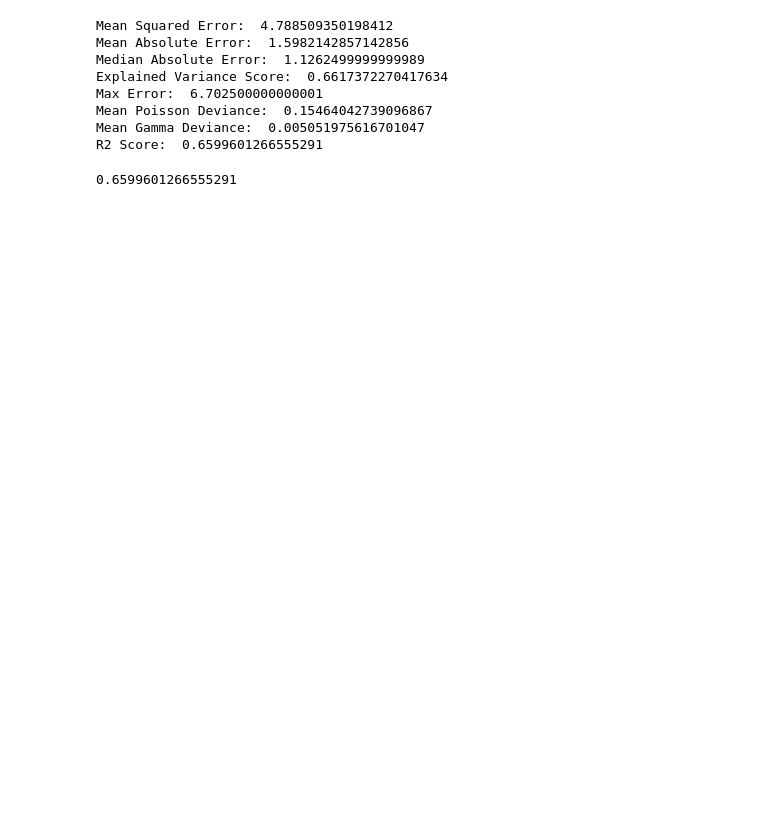
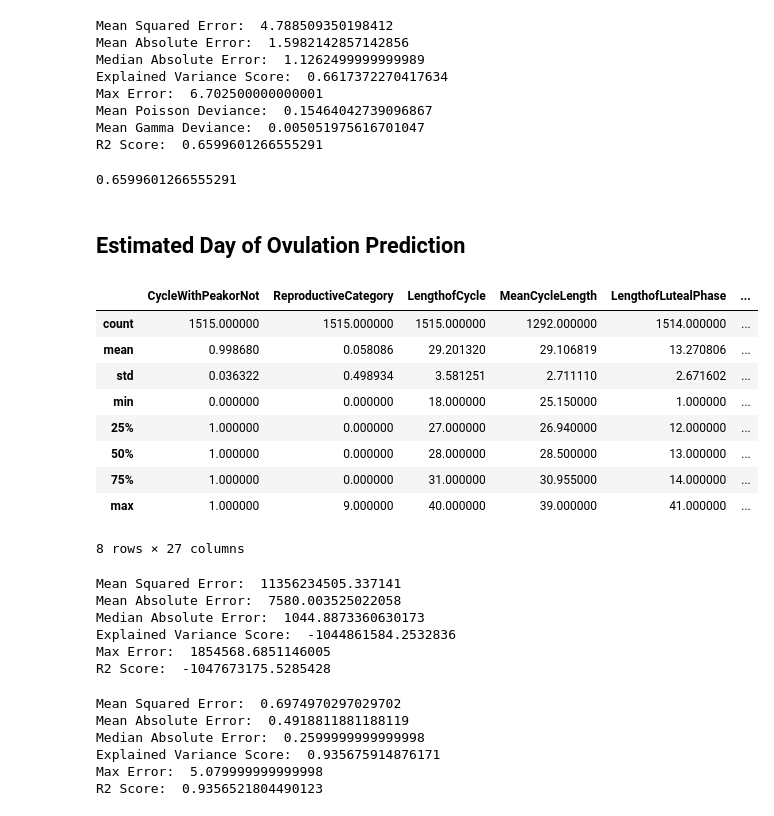
Before and after one commit to gopesh-code/Ovulive, a Jupyter notebook: model-analysis/workspace.ipynb, the cells around one changed output. Drawn from its saved outputs; the diff is of its cells as text; code cells hidden in the pictures; blank space fills up the shorter version.

```diff
--- a/model-analysis/workspace.ipynb
+++ b/model-analysis/workspace.ipynb
@@ -533,3 +639,5 @@ Mean Poisson Deviance:  0.15464042739096867
 Mean Gamma Deviance:  0.005051975616701047
 R2 Score:  0.6599601266555291
 0.6599601266555291
+# %% [markdown]
+## Estimated Day of Ovulation Prediction
@@ -535,0 +654,17 @@ R2 Score:  0.6599601266555291
+# %%
+temp_data = data.dropna(subset=['EstimatedDayofOvulation'])
+X=temp_data.drop(columns=['EstimatedDayofOvulation'])
+Y=temp_data['EstimatedDayofOvulation']
+# %%
+X.describe()
+# %% [output]
+|  | CycleWithPeakorNot | ReproductiveCategory | LengthofCycle | MeanCycleLength | LengthofLutealPhase | ... |
+| count | 1515.000000 | 1515.000000 | 1515.000000 | 1292.000000 | 1514.000000 | ... |
+| mean | 0.998680 | 0.058086 | 29.201320 | 29.106819 | 13.270806 | ... |
+| std | 0.036322 | 0.498934 | 3.581251 | 2.711110 | 2.671602 | ... |
+| min | 0.000000 | 0.000000 | 18.000000 | 25.150000 | 1.000000 | ... |
+| 25% | 1.000000 | 0.000000 | 27.000000 | 26.940000 | 12.000000 | ... |
+| 50% | 1.000000 | 0.000000 | 28.000000 | 28.500000 | 13.000000 | ... |
+| 75% | 1.000000 | 0.000000 | 31.000000 | 30.955000 | 14.000000 | ... |
+| max | 1.000000 | 9.000000 | 40.000000 | 39.000000 | 41.000000 | ... |
+8 rows × 27 columns
@@ -535,0 +696,20 @@ R2 Score:  0.6599601266555291
+# %%
+sgd_reg_model = create_train_model(StandardScaler(), SGDRegressor(), x_train, y_train)
+show_model_results(sgd_reg_model, x_test, y_test)
+# %% [output]
+Mean Squared Error:  11356234505.337141
+Mean Absolute Error:  7580.003525022058
+Median Absolute Error:  1044.8873360630173
+Explained Variance Score:  -1044861584.2532836
+Max Error:  1854568.6851146005
+R2 Score:  -1047673175.5285428
+# %%
+rndf_reg_model = create_train_model(StandardScaler(), RandomForestRegressor(), x_train, y_train)
+show_model_results(rndf_reg_model, x_test, y_test)
+# %% [output]
+Mean Squared Error:  0.6974970297029702
+Mean Absolute Error:  0.4918811881188119
+Median Absolute Error:  0.2599999999999998
+Explained Variance Score:  0.935675914876171
+Max Error:  5.079999999999998
+R2 Score:  0.9356521804490123
```
Also changed, not shown: parts of 67 cells of this notebook.
